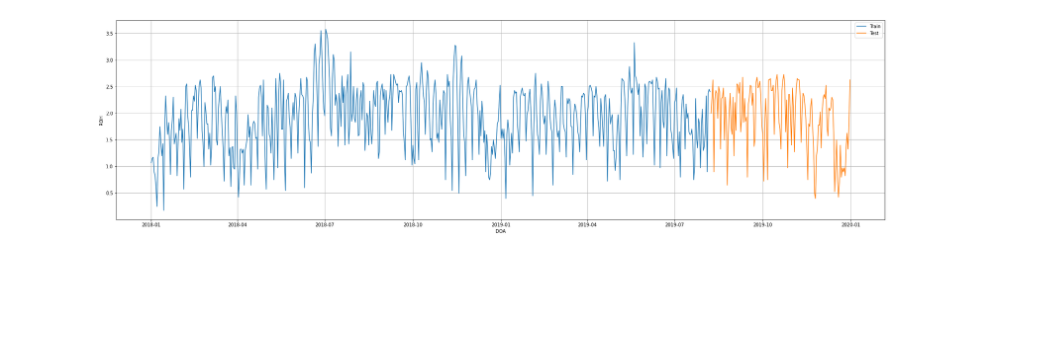
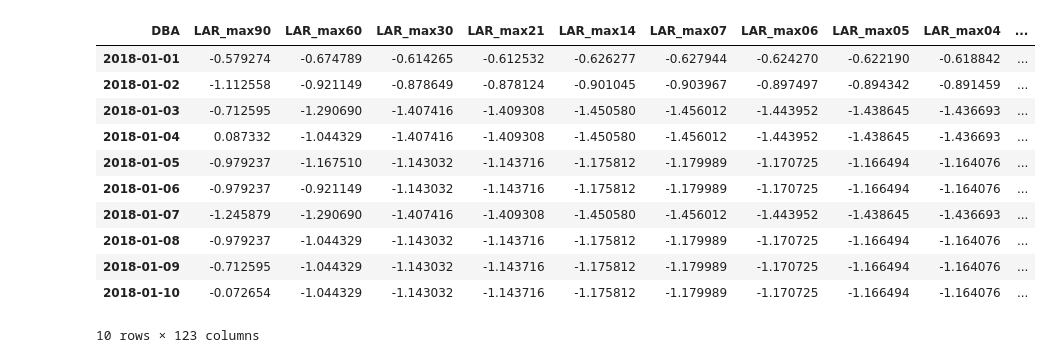
Before and after one commit to ahmadabdullah247/thesis, a Jupyter notebook: GroupHotel/SVR.ipynb, the cells around one changed output. Cells and saved outputs as stored; diff of their text form; code cells hidden in the pictures; blank space fills up the shorter version.

```diff
--- a/GroupHotel/SVR.ipynb
+++ b/GroupHotel/SVR.ipynb
@@ -80,22 +65,0 @@ df.describe().T
-# %%
-cols = df.columns
-scaler = StandardScaler()
-df[cols] = scaler.fit_transform(df[cols])
-# %%
-index = int(len(df)*0.8)
-train = df[:index]
-test  = df[index:]
-# %%
-def plot_train_test(train, test):
-    train = train[train['DBA']== train['DBA'].max()]
-    test = test[test['DBA']== train['DBA'].max()]
-    plt.plot(train.index, train['ROH'], label='Train')
-    plt.plot(test.index, test['ROH'], label='Test')
-    plt.xlabel('DOA')
-    plt.ylabel('ROH')
-    plt.legend(loc='best')
-    plt.show()
-
-plot_train_test(train,test)
-# %% [output]
-[figure, removed]
@@ -101,0 +120,17 @@ plot_train_test(train,test)
+# %%
+data = preprocess(df)
+train,test = train_test_split(data)
+train.head(10)
+# %% [output]
+| DBA | LAR_max90 | LAR_max60 | LAR_max30 | LAR_max21 | LAR_max14 | LAR_max07 | LAR_max06 | LAR_max05 | LAR_max04 | ... |
+| 2018-01-01 | -0.579274 | -0.674789 | -0.614265 | -0.612532 | -0.626277 | -0.627944 | -0.624270 | -0.622190 | -0.618842 | ... |
+| 2018-01-02 | -1.112558 | -0.921149 | -0.878649 | -0.878124 | -0.901045 | -0.903967 | -0.897497 | -0.894342 | -0.891459 | ... |
+| 2018-01-03 | -0.712595 | -1.290690 | -1.407416 | -1.409308 | -1.450580 | -1.456012 | -1.443952 | -1.438645 | -1.436693 | ... |
+| 2018-01-04 | 0.087332 | -1.044329 | -1.407416 | -1.409308 | -1.450580 | -1.456012 | -1.443952 | -1.438645 | -1.436693 | ... |
+| 2018-01-05 | -0.979237 | -1.167510 | -1.143032 | -1.143716 | -1.175812 | -1.179989 | -1.170725 | -1.166494 | -1.164076 | ... |
+| 2018-01-06 | -0.979237 | -0.921149 | -1.143032 | -1.143716 | -1.175812 | -1.179989 | -1.170725 | -1.166494 | -1.164076 | ... |
+| 2018-01-07 | -1.245879 | -1.290690 | -1.407416 | -1.409308 | -1.450580 | -1.456012 | -1.443952 | -1.438645 | -1.436693 | ... |
+| 2018-01-08 | -0.979237 | -1.044329 | -1.143032 | -1.143716 | -1.175812 | -1.179989 | -1.170725 | -1.166494 | -1.164076 | ... |
+| 2018-01-09 | -0.712595 | -1.044329 | -1.143032 | -1.143716 | -1.175812 | -1.179989 | -1.170725 | -1.166494 | -1.164076 | ... |
+| 2018-01-10 | -0.072654 | -1.044329 | -1.143032 | -1.143716 | -1.175812 | -1.179989 | -1.170725 | -1.166494 | -1.164076 | ... |
+10 rows × 123 columns
```
Also changed, not shown: parts of 18 cells of this notebook, 12 other files.
